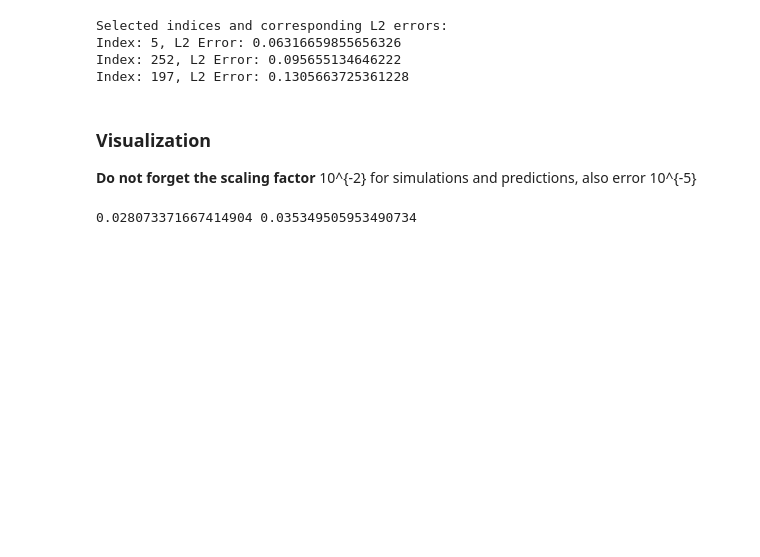
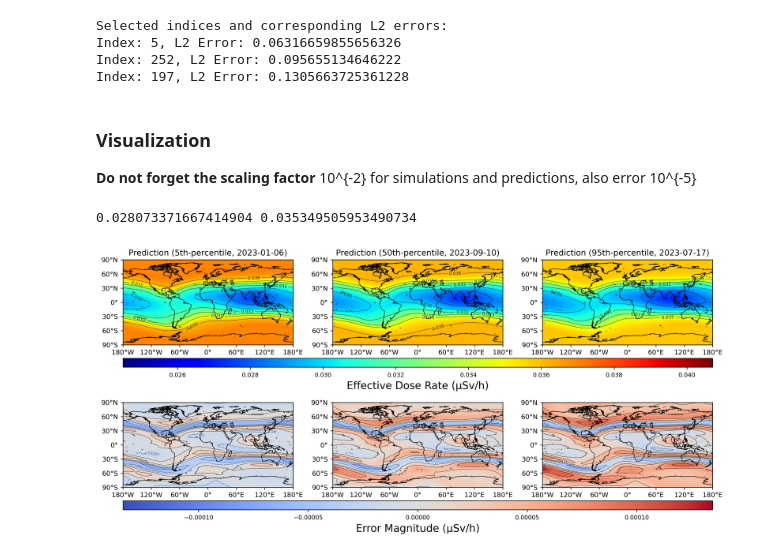
Before and after one commit to kkazuma19/CosmicRays-Operator, a Jupyter notebook: analysis/baseline/notebook.ipynb, the cells around one changed output. Drawn from its saved outputs; the diff is of its cells as text; code cells hidden in the pictures; blank space fills up the shorter version.

```diff
--- a/analysis/baseline/notebook.ipynb
+++ b/analysis/baseline/notebook.ipynb
@@ -573,18 +573,20 @@ _, _,   targets_2d = convert2dim(targets)
 # %%
 region = [-180, 180, -90, 90]              # or any subregion
 plot_three_samples_pred_err(
     lon, lat, preds_2d, targets_2d, idxs,
     region_extent=region,
     units_pred="Effective Dose Rate (µSv/h)",
     units_err="Error Magnitude (µSv/h)",
     cmap_pred="jet",
     cmap_err="coolwarm",
     error_mode="diff",                     # or "abs"
     tick_step=(60, 30),
     contour_levels=6,
     show_borders=False,
     mark_equator_meridian=False,
     add_contour=True,
     vlim_err=None,
-    savepath="analysis/baseline/lstm_window_30_pred_err_maps.png",
+    #savepath="analysis/baseline/lstm_window_30_pred_err_maps.png",
 )
+# %% [output]
+[figure, added]
```
Also changed, not shown: 31 other files.
